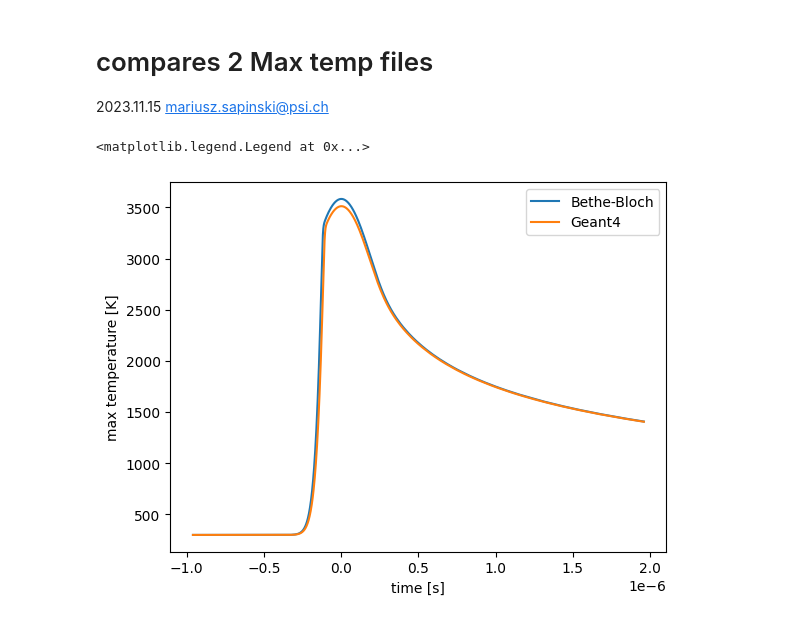
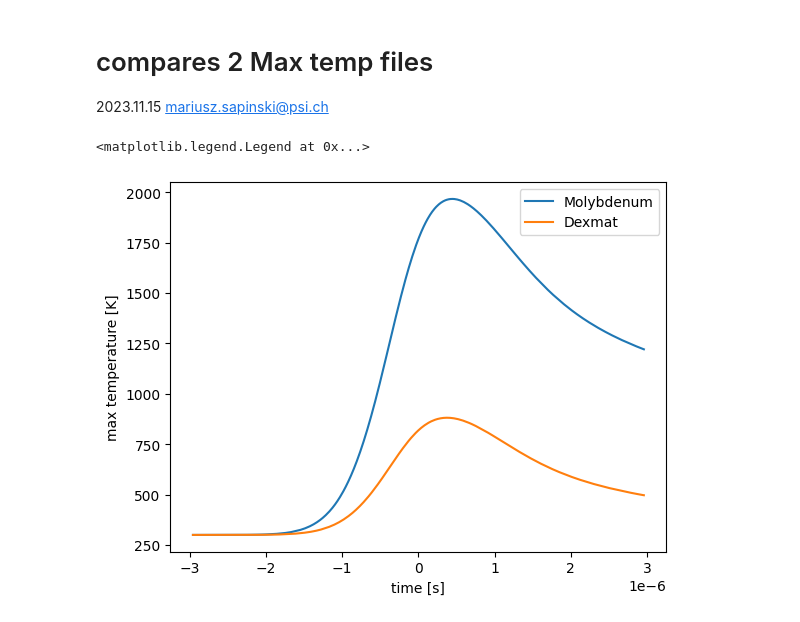
Before and after one commit to ClaudePP/PyTT, a Jupyter notebook: Output/Compare_maxT.ipynb, the cells around one changed output. Saved outputs shown, nothing was run; the diff lists cells and outputs as text; code cells hidden in the pictures.

Commit message:
Add simulation file for PSI in-shield wire scanner and Dexmat material
Dexmat is CNT wire made of single-walled CNTs

```diff
--- a/Output/Compare_maxT.ipynb
+++ b/Output/Compare_maxT.ipynb
@@ -6,14 +6,16 @@
 import matplotlib.pyplot as plt
 import pandas as pd
 # %%
-df1 = pd.read_csv("MaxTempVSTime_CERN_LHC_BetheBloch.txt", skiprows=3, delim_whitespace=True, names=["em","time","maxT"])
-df2 = pd.read_csv("MaxTempVSTime_CERN_LHC_Value.txt", skiprows=3, delim_whitespace=True, names=["em","time","maxT"])
+#df1 = pd.read_csv("MaxTempVSTime_CERN_LHC_BetheBloch.txt", skiprows=3, delim_whitespace=True, names=["em","time","maxT"])
+#df2 = pd.read_csv("MaxTempVSTime_CERN_LHC_Value.txt", skiprows=3, delim_whitespace=True, names=["em","time","maxT"])
+df1 = pd.read_csv("MaxTempVSTime_PSI_MBPT_Mo.txt", skiprows=3, delim_whitespace=True, names=["em","time","maxT"])
+df2 = pd.read_csv("MaxTempVSTime_PSI_MBPT_Dexmat.txt", skiprows=3, delim_whitespace=True, names=["em","time","maxT"])
 # %%
-plt.plot([x/1e6 for x in df1["time"]],df1["maxT"],label="Bethe-Bloch")
-plt.plot([x/1e6 for x in df2["time"]],df2["maxT"],label="Geant4")
+plt.plot([x/1e6 for x in df1["time"]],df1["maxT"],label="Molybdenum")
+plt.plot([x/1e6 for x in df2["time"]],df2["maxT"],label="Dexmat")
 plt.xlabel("time [s]")
 plt.ylabel("max temperature [K]")
 plt.legend()
 # %% [output]
 <matplotlib.legend.Legend at 0x...>
-[figure, old version]
+[figure, new version]
```
Also changed, not shown: 6 other files.
